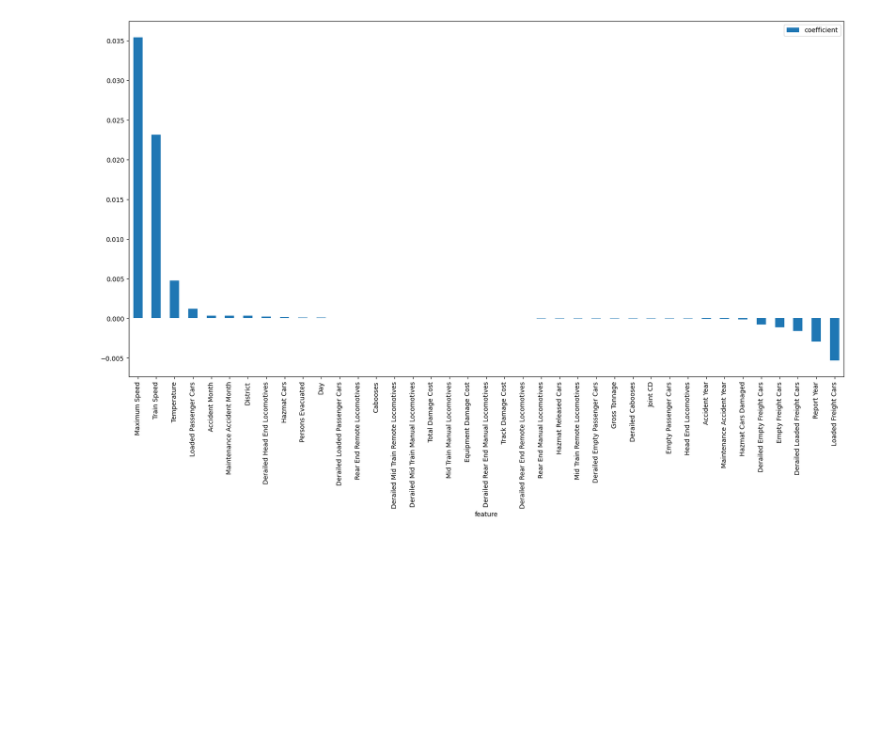
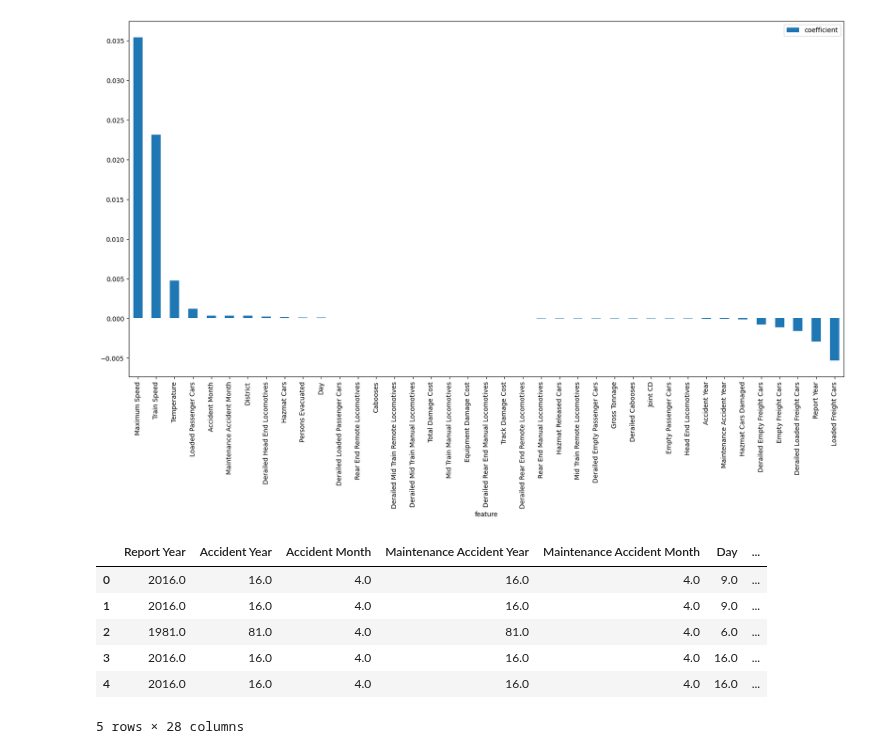
Before and after one commit to ndahlinuvm/Train-Derailment-287Project, a Jupyter notebook: log_reg.ipynb, the cells around one changed output. Saved outputs shown, nothing was run; the diff lists cells and outputs as text; code cells hidden in the pictures; blank space fills up the shorter version.

```diff
--- a/log_reg.ipynb
+++ b/log_reg.ipynb
@@ -95,3 +95,23 @@ coefficients.sort_values('coefficient', ascending=False).plot.bar(x='feature', y
 # %% [output]
 <AxesSubplot:xlabel='feature'>
 [figure]
+# %%
+# get list of coefficients that had a large impact on the model
+coefficients[abs(coefficients['coefficient']) > 0.0001]
+# this has to be absolute value because some coefficients are negative
+impacts = coefficients[abs(coefficients['coefficient']) > 0.00001]['feature'].tolist()
+
+# keep only the columns that had a large impact on the model
+df = df[impacts]
+# add back in the deaths column
+df['deaths'] = deaths
+
+df.head()
+# %% [output]
+|  | Report Year | Accident Year | Accident Month | Maintenance Accident Year | Maintenance Accident Month | Day | ... |
+| 0 | 2016.0 | 16.0 | 4.0 | 16.0 | 4.0 | 9.0 | ... |
+| 1 | 2016.0 | 16.0 | 4.0 | 16.0 | 4.0 | 9.0 | ... |
+| 2 | 1981.0 | 81.0 | 4.0 | 81.0 | 4.0 | 6.0 | ... |
+| 3 | 2016.0 | 16.0 | 4.0 | 16.0 | 4.0 | 16.0 | ... |
+| 4 | 2016.0 | 16.0 | 4.0 | 16.0 | 4.0 | 16.0 | ... |
+5 rows × 28 columns
```
Also changed, not shown: parts of 4 cells of this notebook.
